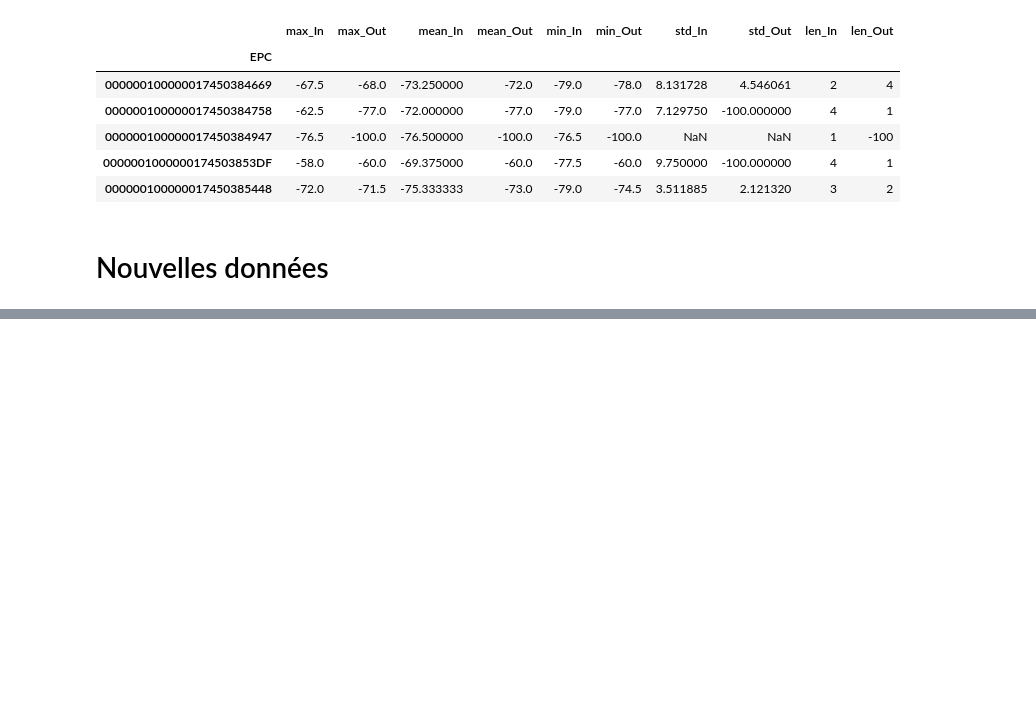
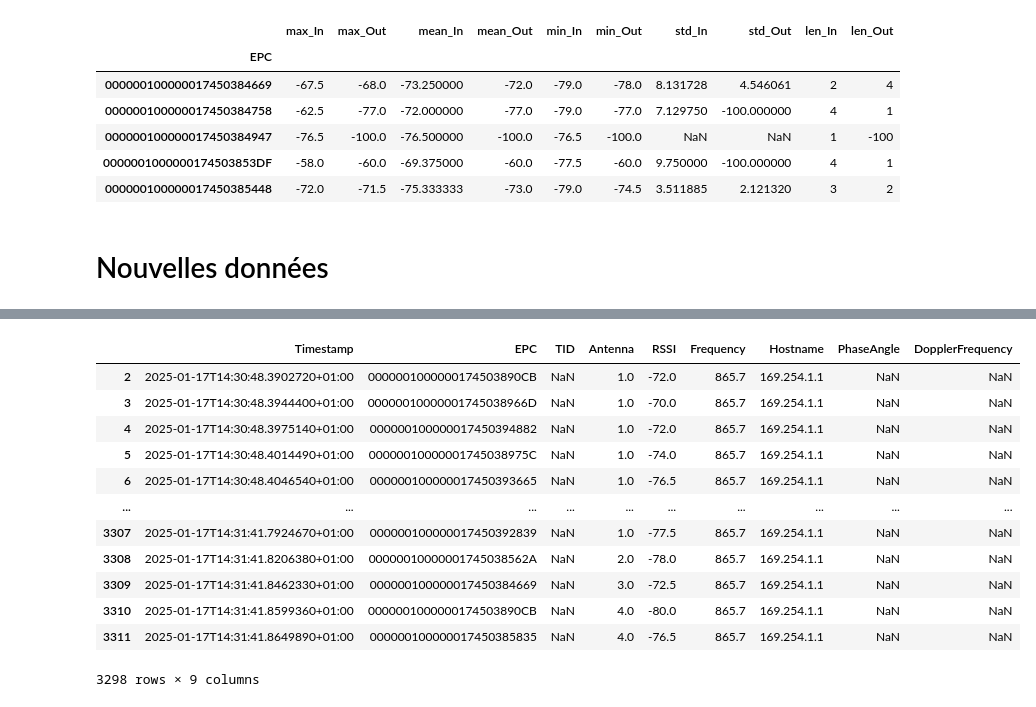
Before and after one commit to gael-mehdi/RFID-analyse-experience-1, a Jupyter notebook: analyse.ipynb, the cells around one changed output, grey strips where cells are left out. Saved outputs shown, nothing was run; the diff lists cells and outputs as text; code cells hidden in the pictures; blank space fills up the shorter version.

```diff
--- a/analyse.ipynb
+++ b/analyse.ipynb
@@ -688,0 +823,18 @@ FileNotFoundError: [Errno 2] No such file or directory: 'siteismin__clearance=2m
+# %%
+cond = tags.EPC.isnull()
+tags = tags[~cond]
+tags
+# %% [output]
+|  | Timestamp | EPC | TID | Antenna | RSSI | Frequency | Hostname | PhaseAngle | DopplerFrequency |
+| 2 | 2025-01-17T14:30:48.3902720+01:00 | 0000001000000174503890CB | NaN | 1.0 | -72.0 | 865.7 | 169.254.1.1 | NaN | NaN |
+| 3 | 2025-01-17T14:30:48.3944400+01:00 | 00000010000001745038966D | NaN | 1.0 | -70.0 | 865.7 | 169.254.1.1 | NaN | NaN |
+| 4 | 2025-01-17T14:30:48.3975140+01:00 | 000000100000017450394882 | NaN | 1.0 | -72.0 | 865.7 | 169.254.1.1 | NaN | NaN |
+| 5 | 2025-01-17T14:30:48.4014490+01:00 | 00000010000001745038975C | NaN | 1.0 | -74.0 | 865.7 | 169.254.1.1 | NaN | NaN |
+| 6 | 2025-01-17T14:30:48.4046540+01:00 | 000000100000017450393665 | NaN | 1.0 | -76.5 | 865.7 | 169.254.1.1 | NaN | NaN |
+| ... | ... | ... | ... | ... | ... | ... | ... | ... | ... |
+| 3307 | 2025-01-17T14:31:41.7924670+01:00 | 000000100000017450392839 | NaN | 1.0 | -77.5 | 865.7 | 169.254.1.1 | NaN | NaN |
+| 3308 | 2025-01-17T14:31:41.8206380+01:00 | 00000010000001745038562A | NaN | 2.0 | -78.0 | 865.7 | 169.254.1.1 | NaN | NaN |
+| 3309 | 2025-01-17T14:31:41.8462330+01:00 | 000000100000017450384669 | NaN | 3.0 | -72.5 | 865.7 | 169.254.1.1 | NaN | NaN |
+| 3310 | 2025-01-17T14:31:41.8599360+01:00 | 0000001000000174503890CB | NaN | 4.0 | -80.0 | 865.7 | 169.254.1.1 | NaN | NaN |
+| 3311 | 2025-01-17T14:31:41.8649890+01:00 | 000000100000017450385835 | NaN | 4.0 | -76.5 | 865.7 | 169.254.1.1 | NaN | NaN |
+3298 rows × 9 columns
```
Also changed, not shown: parts of 34 cells of this notebook.
